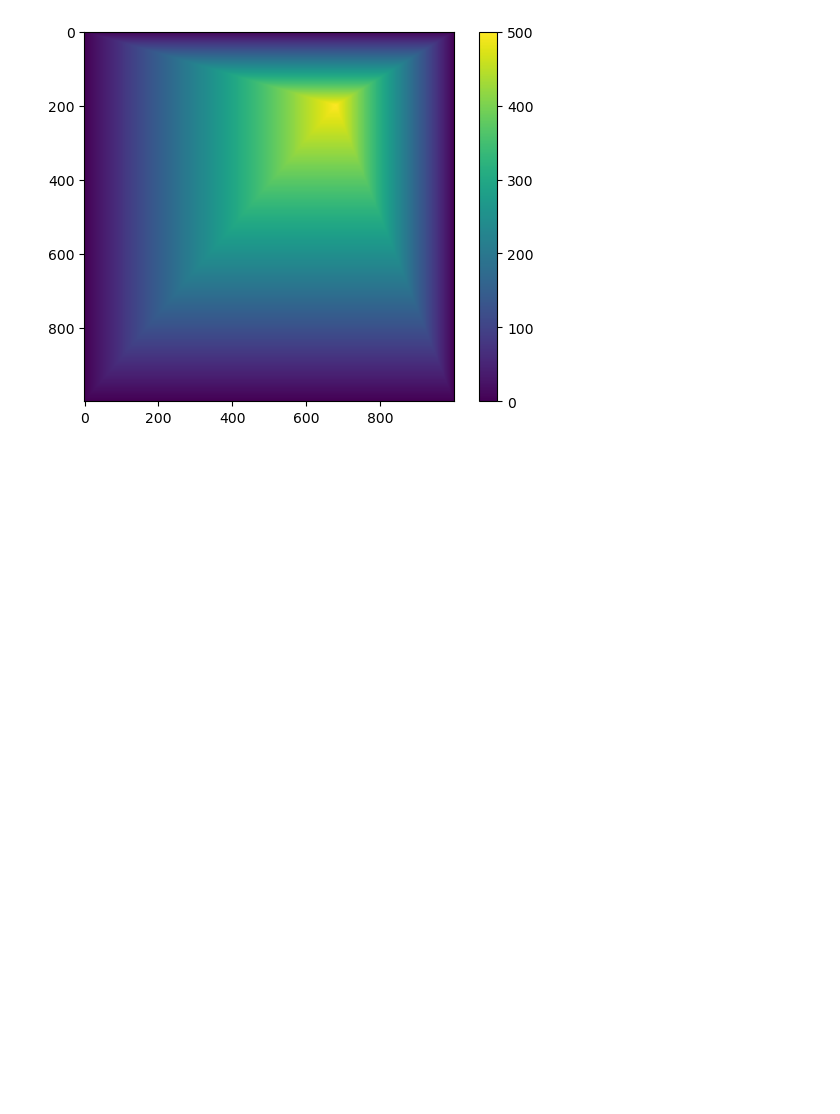
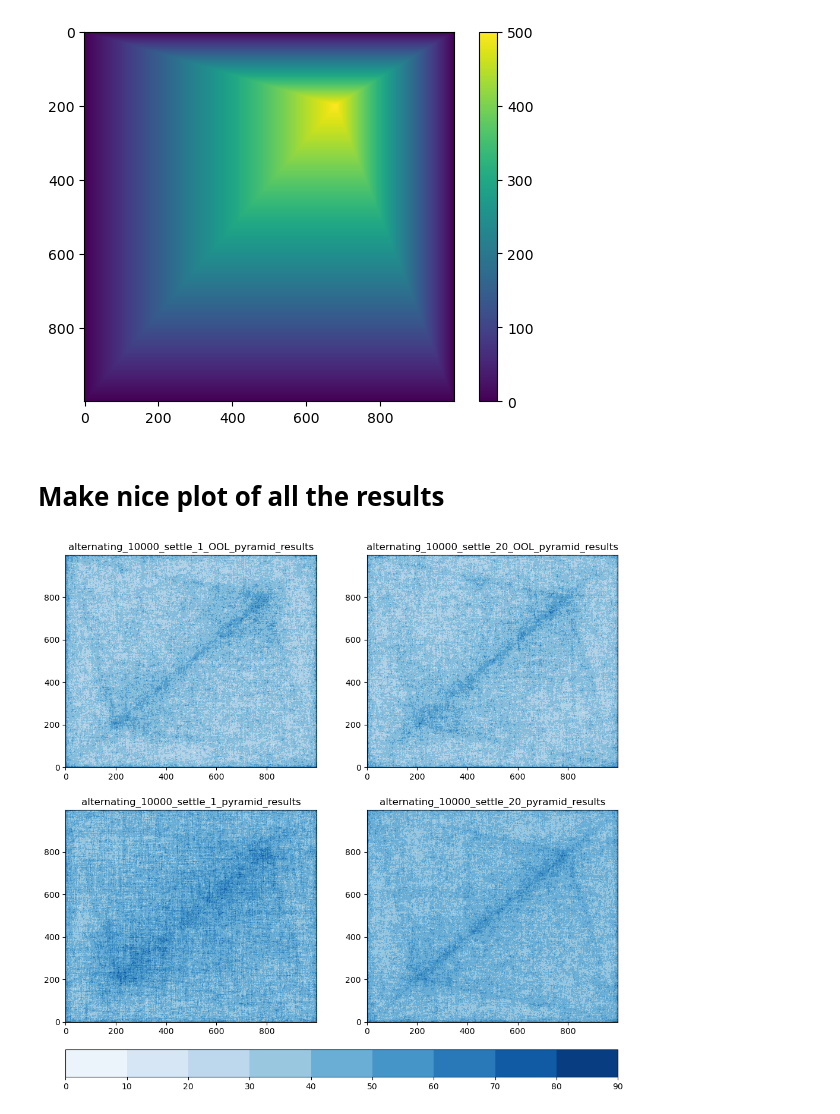
Before and after one commit to Adam-Boesky/Predictive_Coding, a Jupyter notebook: moving_peak/plotting.ipynb, the cells around one changed output. Drawn from its saved outputs; the diff is of its cells as text; code cells hidden in the pictures; blank space fills up the shorter version.

```diff
--- a/moving_peak/plotting.ipynb
+++ b/moving_peak/plotting.ipynb
@@ -169,3 +287,28 @@ plt.colorbar()
 # %%
 with open('/n/ramanathan_lab/aboesky/reward_contours/pyramids_100.pkl', 'wb') as f:
     pickle.dump(grids, f)
+# %% [markdown]
+# Make nice plot of all the results
+# %%
+results = []
+out_dirs = ['alternating_10000_settle_1_OOL_pyramid_results', 'alternating_10000_settle_20_OOL_pyramid_results', 'alternating_10000_settle_1_pyramid_results', 'alternating_10000_settle_20_pyramid_results']
+
+for _, dirname in enumerate(out_dirs):
+    agent_paths = []
+    for i in range(500):
+        with open(f'/n/ramanathan_lab/aboesky/{dirname}/agent_{i}.pkl', 'rb') as f:
+            agent_paths.append(pickle.load(f))
+    path_density = np.zeros((1000, 1000))
+    for path in agent_paths:
+        path_density[path[:,0], path[:,1]] += 1
+    results.append(np.copy(path_density))
+# %%
+fig, axes = plt.subplots(2, 2, figsize=(12, 12))
+
+for ax, dir, res in zip(axes.flatten(), out_dirs, results):
+    p1 = ax.contourf(res, cmap='Blues')
+    ax.set_title(dir)
+cbar = fig.colorbar(p1, ax=axes, orientation='horizontal', fraction=.1, pad=0.05)
+plt.show()
+# %% [output]
+[figure, added]
```
Also changed, not shown: parts of 12 cells of this notebook, 26 other files.
